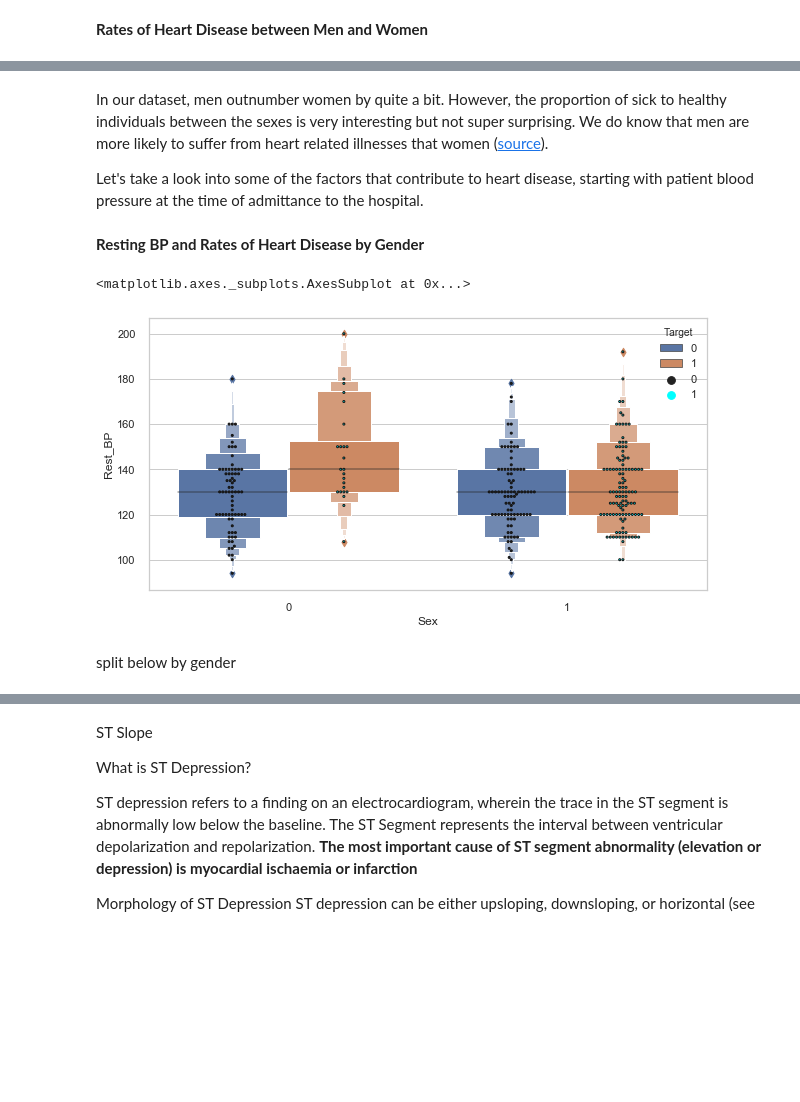
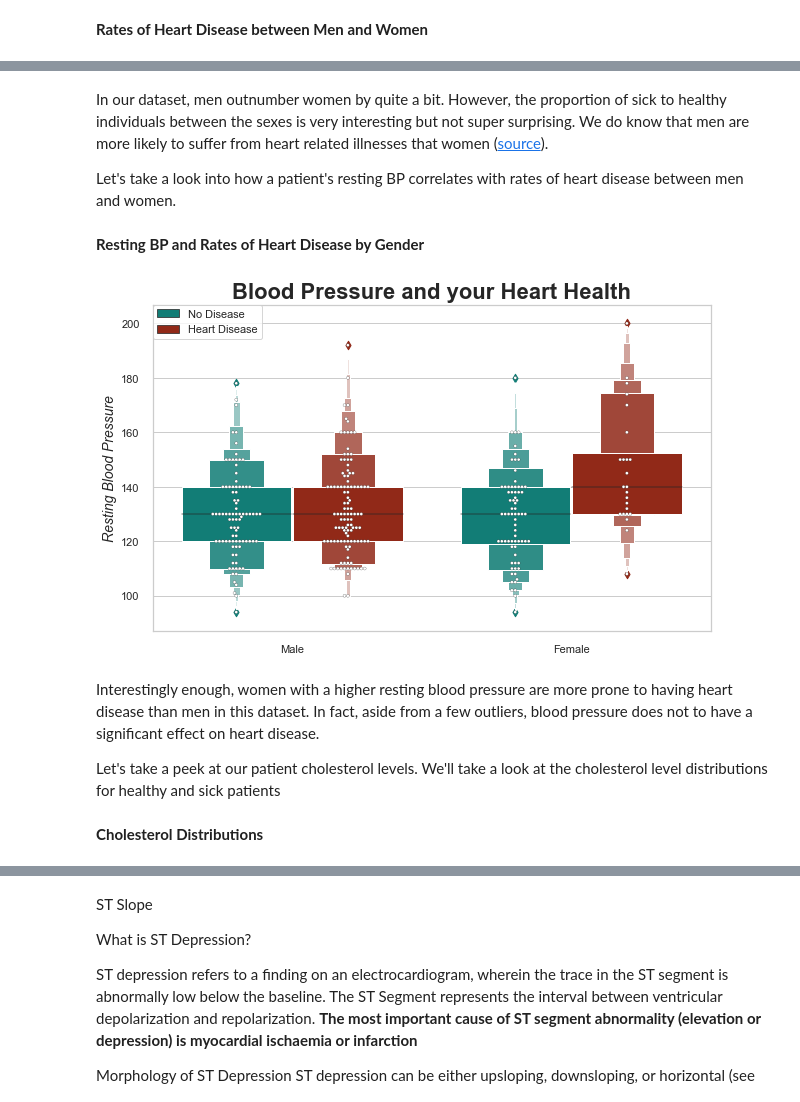
Before and after one commit to KishenSharma6/HeartDisease-Classification, a Jupyter notebook: Heart Disease - Classification.ipynb, the cells around one changed output, grey strips where cells are left out. Cells and saved outputs as stored; diff of their text form; code cells hidden in the pictures; blank space fills up the shorter version.

Commit message:
Updated Data Cleaning and visuals. Resolved Bug with ML algorithm

```diff
--- a/Heart Disease - Classification.ipynb
+++ b/Heart Disease - Classification.ipynb
@@ -109,7 +109,7 @@ Update column headers with more informative names
 #New column names
 names= ['Age', 'Sex', 'Chest_Pain', 'Rest_BP', 'Cholesterol', 'FBS_Over_120mg/dl',
         'Rest_EKG', 'Max_HR', 'Exercise_Induced_Angina','ST_Depression',
-        'ST_Slope', 'Num_Major_Vessels', 'Thalassemia', 'Target']
+        'ST_Slope', 'Num_Major_Vessels', 'Thallium', 'Target']
 
 #Assign names to df
 df.columns = names
@@ -138,9 +138,12 @@ df.loc[df['ST_Slope'] == 2, 'ST_Slope'] = 'Upsloping'
 
 
 #Update Thalassemia
-df.loc[df['Thalassemia'] == 1, 'Thalassemia'] = 'Fixed defect'
-df.loc[df['Thalassemia'] == 2, 'Thalassemia'] = 'Normal'
-df.loc[df['Thalassemia'] == 3, 'Thalassemia'] = 'Reversable defect'
+df.loc[df['Thallium '] == 1, 'Thallium'] = 'Fixed defect'
+df.loc[df['Thallium '] == 2, 'Thallium'] = 'Normal'
+df.loc[df['Thallium '] == 3, 'Thallium'] = 'Reversable defect'
+
+#Update Sex
+df.Sex = df.Sex.apply(lambda x: 'Male' if x ==1 else 'Female')
 
 #Update Target
 df.Target = df.Target.apply(lambda x: 0 if x == 1 else 1)
@@ -204,27 +201,45 @@ Name: Target, dtype: int64
 # %% [markdown]
 In our dataset, men outnumber women by quite a bit. However, the proportion of sick to healthy individuals between the sexes is very interesting but not super surprising. We do know that men are more likely to suffer from heart related illnesses that women ([source](https://www.telegraph.co.uk/men/active/mens-health/11723374/Why-do-men-suffer-more-heart-problems-than-women.html)).
 
-Let's take a look into some of the factors that contribute to heart disease, starting with patient blood pressure at the time of admittance to the hospital.
+Let's take a look into how a patient's resting BP correlates with rates of heart disease between men and women.
 # %% [markdown]
 **Resting BP and Rates of Heart Disease by Gender**
 # %%
 #Set Figure Size
-fig, ax = plt.subplots(figsize = (10,5))
+fig, ax = plt.subplots(figsize = (10,6))
 
-#Plot
-g = sns.boxenplot(x='Sex', y='Rest_BP', hue = 'Target',
-                  #labels= ['No Disease', 'Disease'],
-                  dodge=True,
-                  data = df, ax=ax)
+#Palette color for Target
+disease=['#008F85','#A51A04']
 
-# Add in points to show each observation
+#Create boxenplot
+g = sns.boxenplot(x='Sex', y='Rest_BP', hue = 'Target', palette=disease,
+                  dodge=True, data = df, ax=ax)
+
+# Add raw observations
 sns.swarmplot(x="Sex", y="Rest_BP", hue ='Target', data=df,dodge=True,
-              size=2, color="cyan", linewidth=1)
-#Set Legend Labels
-#g.legend(labels= ['No Disease', 'Disease'])
+              size=3, palette=['#ffffff'], edgecolor='black', linewidth=.2)
+
+#Set xlabel
+g.set_xlabel('')
+
+#Set ylabel
+g.set_ylabel('Resting Blood Pressure', fontsize = 14, style='italic')
+
+#Set title
+g.set_title('Blood Pressure and your Heart Health', fontweight = 'heavy', family = 'sans-serif',fontsize = 22)
+
+#Set Legend Labels. Get the handles and labels from boxemplot
+handles, labels = g.get_legend_handles_labels()
+labels = ['No Disease', 'Heart Disease']
+
+#Create legend
+l = g.legend(handles[0:2], labels[0:2],  loc='best', borderaxespad=0., frameon=True)
 # %% [output]
-<matplotlib.axes._subplots.AxesSubplot at 0x...>
-[figure, old version]
+[figure, new version]
-# %% [markdown]
-split below by gender
+# %% [markdown]
+Interestingly enough, women with a higher resting blood pressure are more prone to having heart disease than men in this dataset. In fact, aside from a few outliers, blood pressure does not to have a significant effect on heart disease.
+
+Let's take a peek at our patient cholesterol levels. We'll take a look at the cholesterol level distributions for healthy and sick patients
+# %% [markdown]
+**Cholesterol Distributions**
 # %%
```
Also changed, not shown: parts of 35 cells of this notebook.
